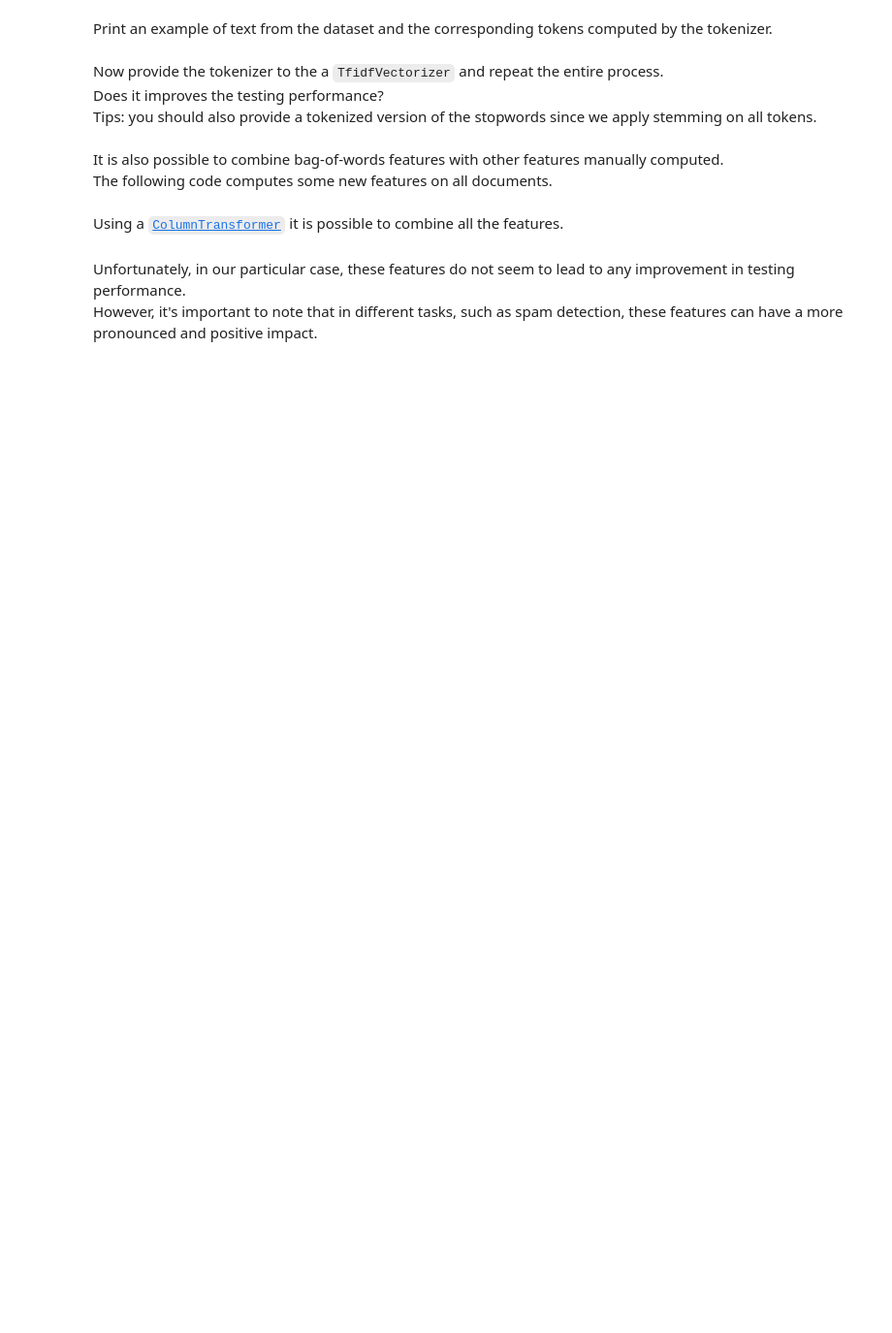
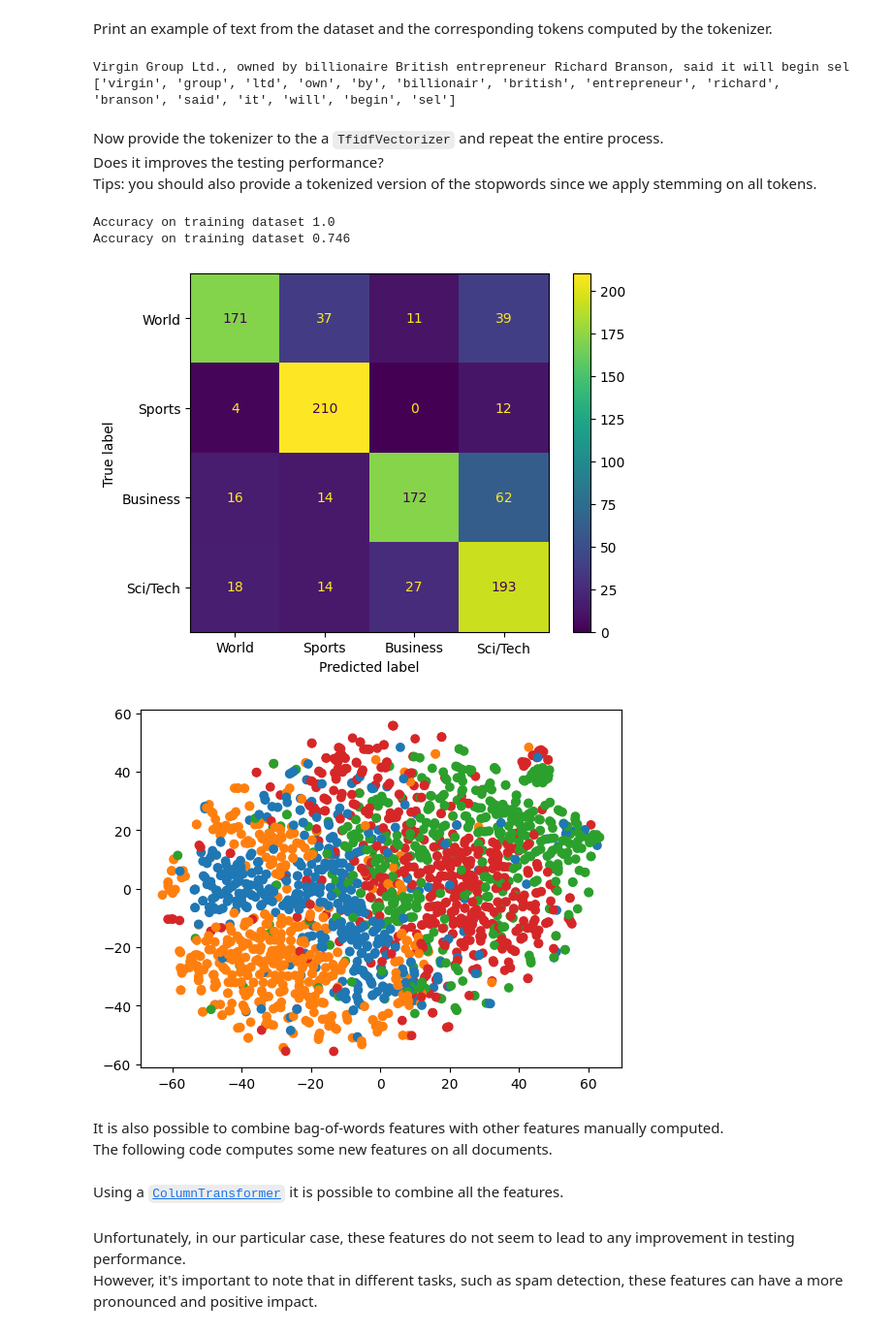
Before and after one commit to Cirrusfloccus31/AIF, a Jupyter notebook: nlp/AIF_nlp.ipynb, the cells around one changed output. Shown at 97% size. Saved outputs shown, nothing was run; the diff lists cells and outputs as text; code cells hidden in the pictures; blank space fills up the shorter version.

````diff
--- a/nlp/AIF_nlp.ipynb
+++ b/nlp/AIF_nlp.ipynb
@@ -266,7 +307,10 @@ Print an example of text from the dataset and the corresponding tokens computed
 # %%
 text = traindf.text.values[0][:100]
 print(text)
-print(...)
+print(tokenizer(text))
+# %% [output]
+Virgin Group Ltd., owned by billionaire British entrepreneur Richard Branson, said it will begin sel
+['virgin', 'group', 'ltd', 'own', 'by', 'billionair', 'british', 'entrepreneur', 'richard', 'branson', 'said', 'it', 'will', 'begin', 'sel']
 # %% [markdown]
 Now provide the tokenizer to the a ```TfidfVectorizer``` and repeat the entire process.
 Does it improves the testing performance?
@@ -280,3 +318,33 @@ tfidf = TfidfVectorizer(stop_words=token_stop, ...)
+# %%
+token_stop = tokenizer(' '.join(stop_words))
+
+tfidf = TfidfVectorizer(stop_words=token_stop, tokenizer=tokenizer)
+
+train_count_matrix = vectorizer.fit_transform(traindf.text.values).toarray()
+
+rf = RandomForestClassifier()
+X_train = train_count_matrix
+y_train = traindf["label"].tolist()
+rf.fit(X_train, y_train)
+print("Accuracy on training dataset", rf.score(X_train, y_train))
+test_count_matrix = vectorizer.transform(testdf.text)
+X_test = test_count_matrix
+y_test = testdf["label"].tolist()
+print("Accuracy on training dataset", rf.score(X_test, y_test))
+predictions = rf.predict(X_test)
+cm = confusion_matrix(y_test, predictions, labels=rf.classes_)
+disp = ConfusionMatrixDisplay(confusion_matrix=cm, display_labels=label_to_name)
+disp.plot()
+plt.show()
+tsne = TSNE(n_components=2, init='random')
+X_embedded = tsne.fit_transform(train_count_matrix)
+plt.scatter(X_embedded[:,0], X_embedded[:,1], c=[f"C{label}" for label in traindf["label"].tolist()])
+plt.show()
+# %% [output]
+Accuracy on training dataset 1.0
+Accuracy on training dataset 0.746
+[figure, added]
+[figure, added]
 # %% [markdown]
 It is also possible to combine bag-of-words features with other features manually computed.
 The following code computes some new features on all documents.
````
Also changed, not shown: parts of 19 cells of this notebook.
